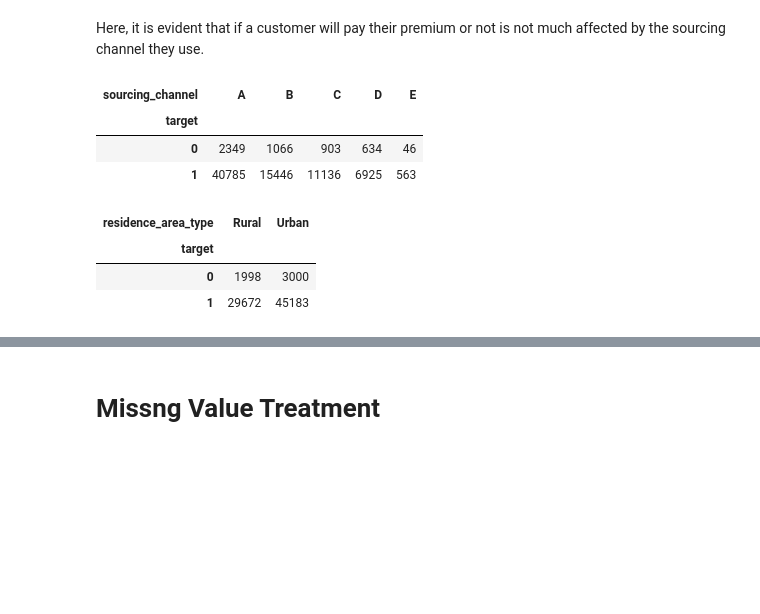
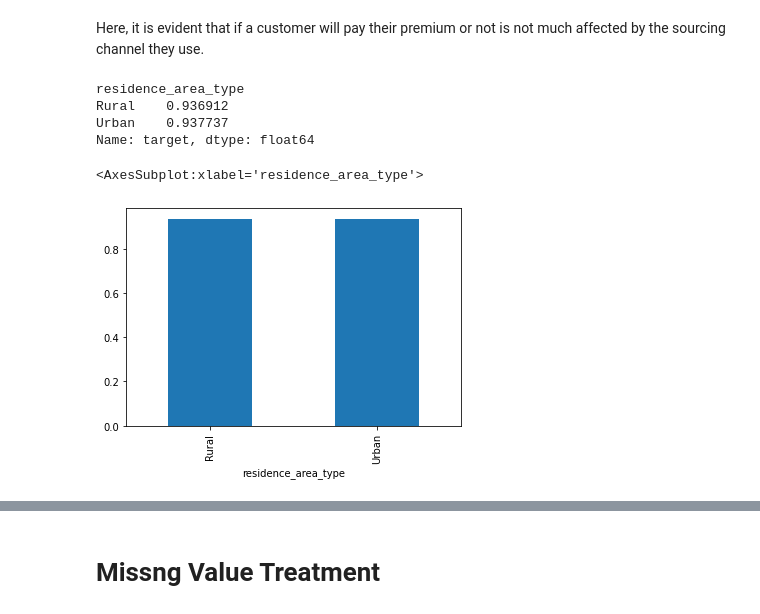
Before and after one commit to tanzeyl/Predicting-if-a-customer-will-default-for-their-next-premium, a Jupyter notebook: Main File.ipynb, the cells around one changed output, grey strips where cells are left out. Drawn from its saved outputs; the diff is of its cells as text; code cells hidden in the pictures; blank space fills up the shorter version.

```diff
--- a/Main File.ipynb
+++ b/Main File.ipynb
@@ -420,17 +421,15 @@ data.groupby("sourcing_channel")["target"].mean().plot.bar()
 [figure]
 # %% [markdown]
 Here, it is evident that if a customer will pay their premium or not is not much affected by the sourcing channel they use.
-# %%
-pd.crosstab(data["target"], data["sourcing_channel"])
-# %% [output]
-| sourcing_channel | A | B | C | D | E |
-| target |  |  |  |  |  |
-| 0 | 2349 | 1066 | 903 | 634 | 46 |
-| 1 | 40785 | 15446 | 11136 | 6925 | 563 |
-# %%
-pd.crosstab(data["target"], data["residence_area_type"])
-# %% [output]
-| residence_area_type | Rural | Urban |
-| target |  |  |
-| 0 | 1998 | 3000 |
-| 1 | 29672 | 45183 |
+# %%
+data.groupby("residence_area_type")["target"].mean()
+# %% [output]
+residence_area_type
+Rural    0.936912
+Urban    0.937737
+Name: target, dtype: float64
+# %%
+data.groupby("residence_area_type")["target"].mean().plot.bar()
+# %% [output]
+<AxesSubplot:xlabel='residence_area_type'>
+[figure, added]
```
Also changed, not shown: parts of 5 cells of this notebook.
